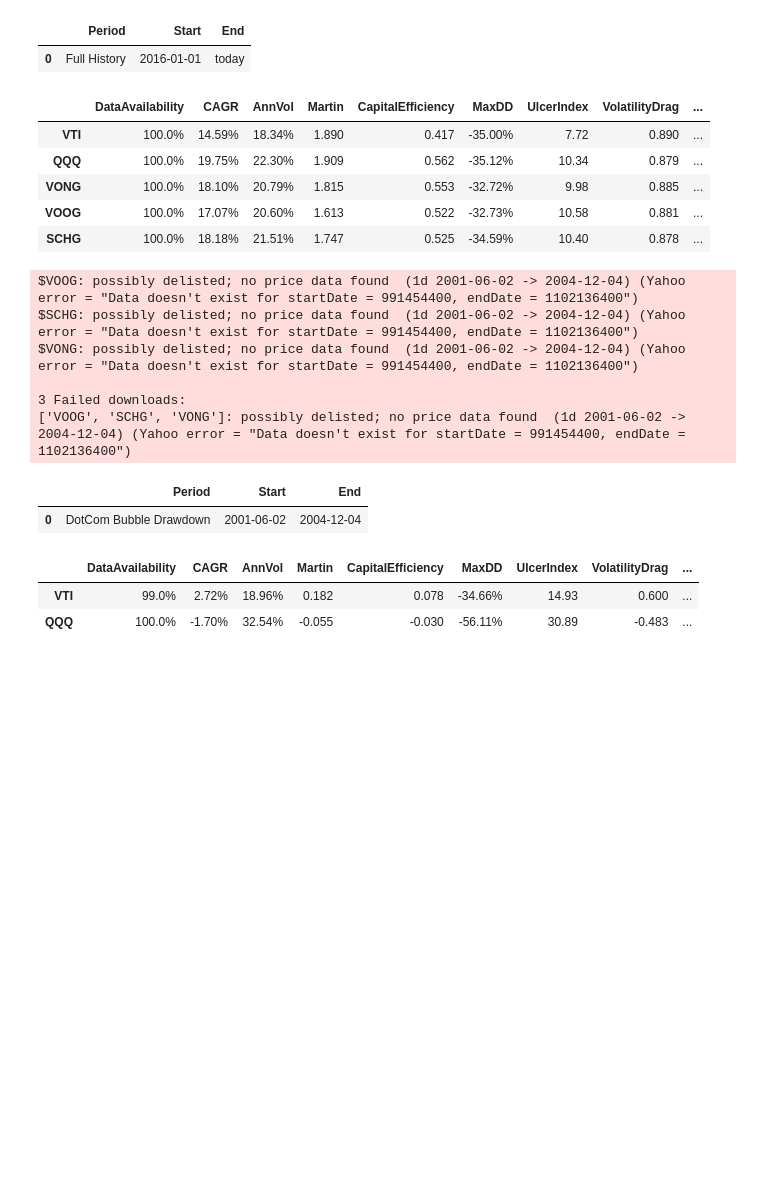
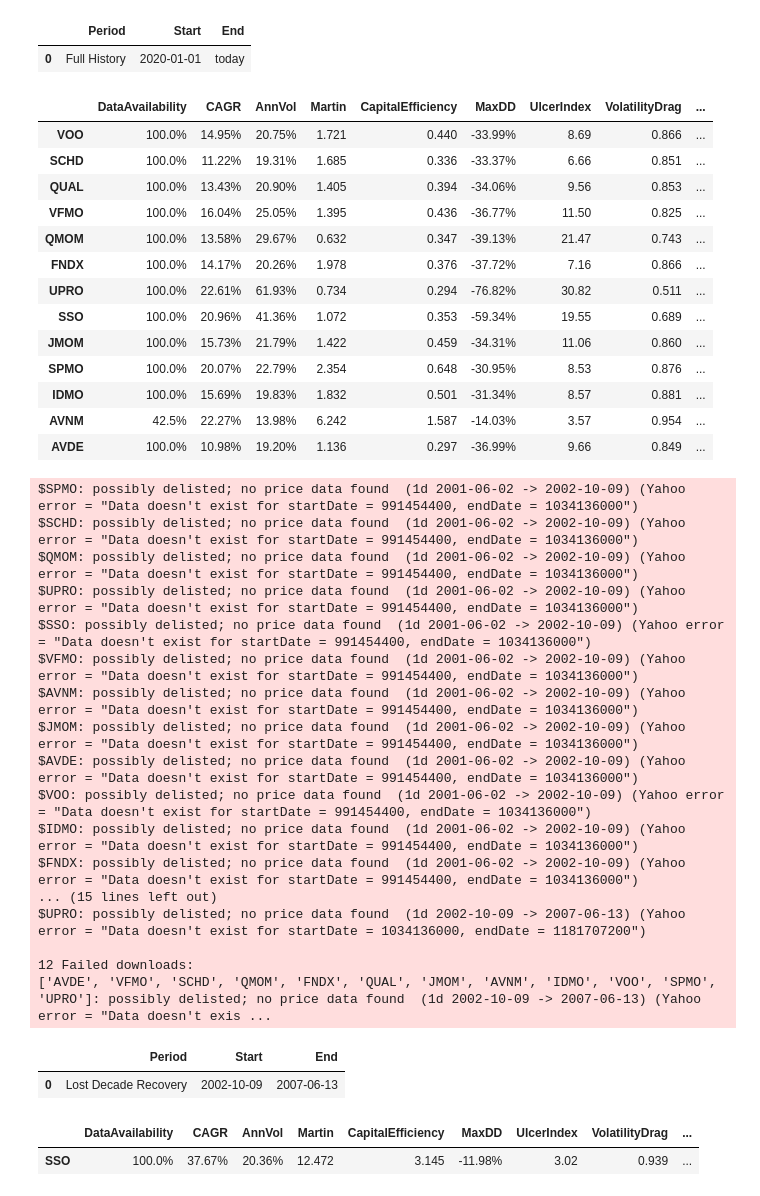
Before and after one commit to sacrom-wongbe/compounding-focus-finance-tooling, a Jupyter notebook: Refined Historical Analysis.ipynb, the cells around one changed output. Drawn from its saved outputs; the diff is of its cells as text; code cells hidden in the pictures; blank space fills up the shorter version.

```diff
--- a/Refined Historical Analysis.ipynb
+++ b/Refined Historical Analysis.ipynb
@@ -938,27 +899,45 @@ periods = {
     ]
   }
 # %%
-ticker_list = ["VTI", "QQQ", 'VONG', 'VOOG', 'SCHG']
+ticker_list = ["VOO",'SCHD', 'QUAL', 'VFMO', 'QMOM', 'FNDX', 'UPRO', 'SSO', 'JMOM', 'SPMO', 'IDMO', 'AVNM', 'AVDE']
 # %%
-analyze_regimes(ticker_list, periods=periods, benchmark="VTI", rf=0.0)
+analyze_regimes(ticker_list, periods=periods, benchmark="VOO", rf=0.0)
 print("done")
 # %% [output]
 |  | Period | Start | End |
-| 0 | Full History | 2016-01-01 | today |
+| 0 | Full History | 2020-01-01 | today |
 |  | DataAvailability | CAGR | AnnVol | Martin | CapitalEfficiency | MaxDD | UlcerIndex | VolatilityDrag | ... |
-| VTI | 100.0% | 14.59% | 18.34% | 1.890 | 0.417 | -35.00% | 7.72 | 0.890 | ... |
-| QQQ | 100.0% | 19.75% | 22.30% | 1.909 | 0.562 | -35.12% | 10.34 | 0.879 | ... |
-| VONG | 100.0% | 18.10% | 20.79% | 1.815 | 0.553 | -32.72% | 9.98 | 0.885 | ... |
-| VOOG | 100.0% | 17.07% | 20.60% | 1.613 | 0.522 | -32.73% | 10.58 | 0.881 | ... |
-| SCHG | 100.0% | 18.18% | 21.51% | 1.747 | 0.525 | -34.59% | 10.40 | 0.878 | ... |
+| VOO | 100.0% | 14.95% | 20.75% | 1.721 | 0.440 | -33.99% | 8.69 | 0.866 | ... |
+| SCHD | 100.0% | 11.22% | 19.31% | 1.685 | 0.336 | -33.37% | 6.66 | 0.851 | ... |
+| QUAL | 100.0% | 13.43% | 20.90% | 1.405 | 0.394 | -34.06% | 9.56 | 0.853 | ... |
+| VFMO | 100.0% | 16.04% | 25.05% | 1.395 | 0.436 | -36.77% | 11.50 | 0.825 | ... |
+| QMOM | 100.0% | 13.58% | 29.67% | 0.632 | 0.347 | -39.13% | 21.47 | 0.743 | ... |
+| FNDX | 100.0% | 14.17% | 20.26% | 1.978 | 0.376 | -37.72% | 7.16 | 0.866 | ... |
+| UPRO | 100.0% | 22.61% | 61.93% | 0.734 | 0.294 | -76.82% | 30.82 | 0.511 | ... |
+| SSO | 100.0% | 20.96% | 41.36% | 1.072 | 0.353 | -59.34% | 19.55 | 0.689 | ... |
+| JMOM | 100.0% | 15.73% | 21.79% | 1.422 | 0.459 | -34.31% | 11.06 | 0.860 | ... |
+| SPMO | 100.0% | 20.07% | 22.79% | 2.354 | 0.648 | -30.95% | 8.53 | 0.876 | ... |
+| IDMO | 100.0% | 15.69% | 19.83% | 1.832 | 0.501 | -31.34% | 8.57 | 0.881 | ... |
+| AVNM | 42.5% | 22.27% | 13.98% | 6.242 | 1.587 | -14.03% | 3.57 | 0.954 | ... |
+| AVDE | 100.0% | 10.98% | 19.20% | 1.136 | 0.297 | -36.99% | 9.66 | 0.849 | ... |
-$VOOG: possibly delisted; no price data found  (1d 2001-06-02 -> 2004-12-04) (Yahoo error = "Data doesn't exist for startDate = 991454400, endDate = 1102136400")
-$SCHG: possibly delisted; no price data found  (1d 2001-06-02 -> 2004-12-04) (Yahoo error = "Data doesn't exist for startDate = 991454400, endDate = 1102136400")
-$VONG: possibly delisted; no price data found  (1d 2001-06-02 -> 2004-12-04) (Yahoo error = "Data doesn't exist for startDate = 991454400, endDate = 1102136400")
+$SPMO: possibly delisted; no price data found  (1d 2001-06-02 -> 2002-10-09) (Yahoo error = "Data doesn't exist for startDate = 991454400, endDate = 1034136000")
+$SCHD: possibly delisted; no price data found  (1d 2001-06-02 -> 2002-10-09) (Yahoo error = "Data doesn't exist for startDate = 991454400, endDate = 1034136000")
+$QMOM: possibly delisted; no price data found  (1d 2001-06-02 -> 2002-10-09) (Yahoo error = "Data doesn't exist for startDate = 991454400, endDate = 1034136000")
+$UPRO: possibly delisted; no price data found  (1d 2001-06-02 -> 2002-10-09) (Yahoo error = "Data doesn't exist for startDate = 991454400, endDate = 1034136000")
+$SSO: possibly delisted; no price data found  (1d 2001-06-02 -> 2002-10-09) (Yahoo error = "Data doesn't exist for startDate = 991454400, endDate = 1034136000")
+$VFMO: possibly delisted; no price data found  (1d 2001-06-02 -> 2002-10-09) (Yahoo error = "Data doesn't exist for startDate = 991454400, endDate = 1034136000")
+$AVNM: possibly delisted; no price data found  (1d 2001-06-02 -> 2002-10-09) (Yahoo error = "Data doesn't exist for startDate = 991454400, endDate = 1034136000")
+$JMOM: possibly delisted; no price data found  (1d 2001-06-02 -> 2002-10-09) (Yahoo error = "Data doesn't exist for startDate = 991454400, endDate = 1034136000")
+$AVDE: possibly delisted; no price data found  (1d 2001-06-02 -> 2002-10-09) (Yahoo error = "Data doesn't exist for startDate = 991454400, endDate = 1034136000")
+$VOO: possibly delisted; no price data found  (1d 2001-06-02 -> 2002-10-09) (Yahoo error = "Data doesn't exist for startDate = 991454400, endDate = 1034136000")
+$IDMO: possibly delisted; no price data found  (1d 2001-06-02 -> 2002-10-09) (Yahoo error = "Data doesn't exist for startDate = 991454400, endDate = 1034136000")
+$FNDX: possibly delisted; no price data found  (1d 2001-06-02 -> 2002-10-09) (Yahoo error = "Data doesn't exist for startDate = 991454400, endDate = 1034136000")
+... (15 lines left out)
+$UPRO: possibly delisted; no price data found  (1d 2002-10-09 -> 2007-06-13) (Yahoo error = "Data doesn't exist for startDate = 1034136000, endDate = 1181707200")
 
-3 Failed downloads:
-['VOOG', 'SCHG', 'VONG']: possibly delisted; no price data found  (1d 2001-06-02 -> 2004-12-04) (Yahoo error = "Data doesn't exist for startDate = 991454400, endDate = 1102136400")
+12 Failed downloads:
+['AVDE', 'VFMO', 'SCHD', 'QMOM', 'FNDX', 'QUAL', 'JMOM', 'AVNM', 'IDMO', 'VOO', 'SPMO', 'UPRO']: possibly delisted; no price data found  (1d 2002-10-09 -> 2007-06-13) (Yahoo error = "Data doesn't exis ...
 |  | Period | Start | End |
-| 0 | DotCom Bubble Drawdown | 2001-06-02 | 2004-12-04 |
+| 0 | Lost Decade Recovery | 2002-10-09 | 2007-06-13 |
 |  | DataAvailability | CAGR | AnnVol | Martin | CapitalEfficiency | MaxDD | UlcerIndex | VolatilityDrag | ... |
-| VTI | 99.0% | 2.72% | 18.96% | 0.182 | 0.078 | -34.66% | 14.93 | 0.600 | ... |
-| QQQ | 100.0% | -1.70% | 32.54% | -0.055 | -0.030 | -56.11% | 30.89 | -0.483 | ... |
+| SSO | 100.0% | 37.67% | 20.36% | 12.472 | 3.145 | -11.98% | 3.02 | 0.939 | ... |
```
Also changed, not shown: parts of 2 cells of this notebook, 8 other files.
